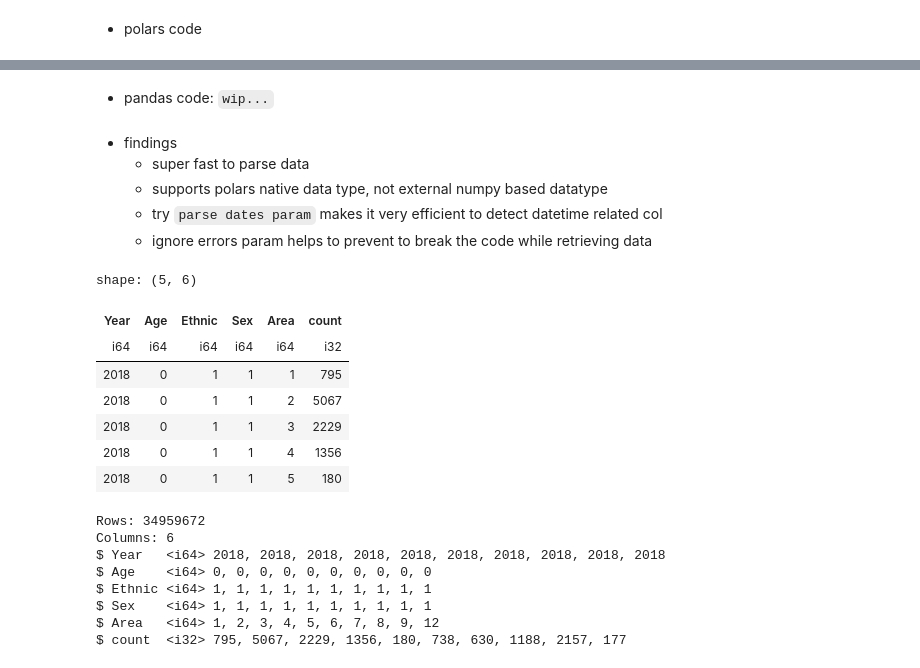
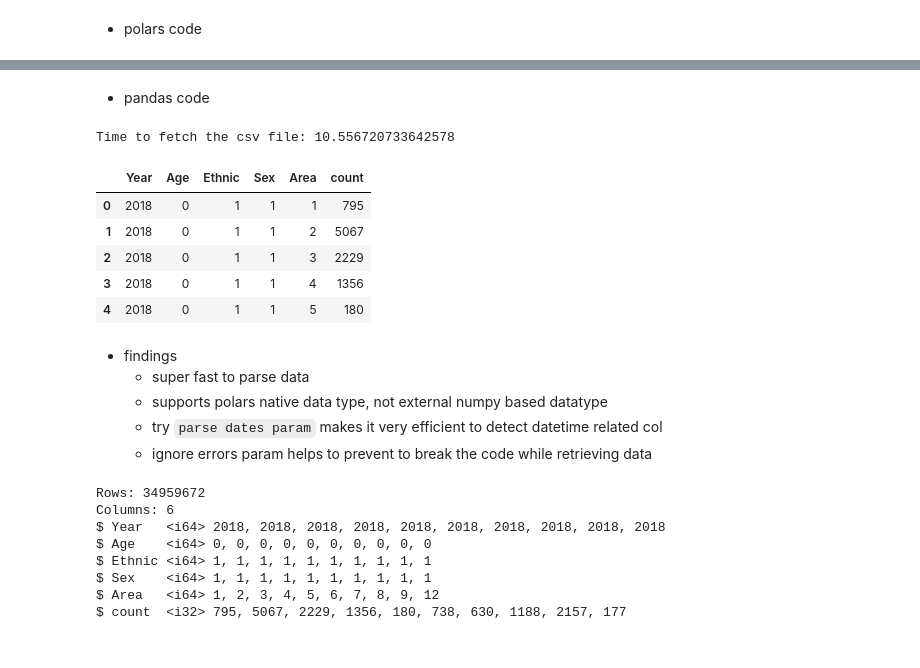
Before and after one commit to riju18/polars-vs-pandas-deepdive, a Jupyter notebook: polars_eda.ipynb, the cells around one changed output, grey strips where cells are left out. Cells and saved outputs as stored; diff of their text form; code cells hidden in the pictures.

Commit message:
[Update] - Added pandas code to measure time reading csv as DF

```diff
--- a/polars_eda.ipynb
+++ b/polars_eda.ipynb
@@ -38,2 +51,2 @@ Time to fetch the csv file: 2.1924350261688232
 # %% [markdown]
-- pandas code: `wip...`
+- pandas code
@@ -40,20 +55,29 @@ Time to fetch the csv file: 2.1924350261688232
+# %%
+df_pd = pd.read_csv(filepath_or_buffer='data8277.csv',
+                header=0,
+                delimiter=',',
+                parse_dates=True,
+                encoding='utf8')
+# %%
+execution_time_pd = time.time() - start_time_pd
+print(f"Time to fetch the csv file: {execution_time_pd}")
+# %% [output]
+Time to fetch the csv file: 10.556720733642578
+# %%
+df_pd.head(5)
+# %% [output]
+|  | Year | Age | Ethnic | Sex | Area | count |
+| 0 | 2018 | 0 | 1 | 1 | 1 | 795 |
+| 1 | 2018 | 0 | 1 | 1 | 2 | 5067 |
+| 2 | 2018 | 0 | 1 | 1 | 3 | 2229 |
+| 3 | 2018 | 0 | 1 | 1 | 4 | 1356 |
+| 4 | 2018 | 0 | 1 | 1 | 5 | 180 |
 # %% [markdown]
 - findings
     - super fast to parse data
     - supports polars native data type, not external numpy based datatype
     - try `parse dates param` makes it very efficient to detect datetime related col
     - ignore errors param helps to prevent to break the code while retrieving data
-# %%
-df.head()
-# %% [output]
-shape: (5, 6)
-| Year | Age | Ethnic | Sex | Area | count |
-| i64 | i64 | i64 | i64 | i64 | i32 |
-| 2018 | 0 | 1 | 1 | 1 | 795 |
-| 2018 | 0 | 1 | 1 | 2 | 5067 |
-| 2018 | 0 | 1 | 1 | 3 | 2229 |
-| 2018 | 0 | 1 | 1 | 4 | 1356 |
-| 2018 | 0 | 1 | 1 | 5 | 180 |
 # %%
 df.glimpse()  # a snapshot of data
 # %% [output]
```
Also changed, not shown: parts of 11 cells of this notebook.
